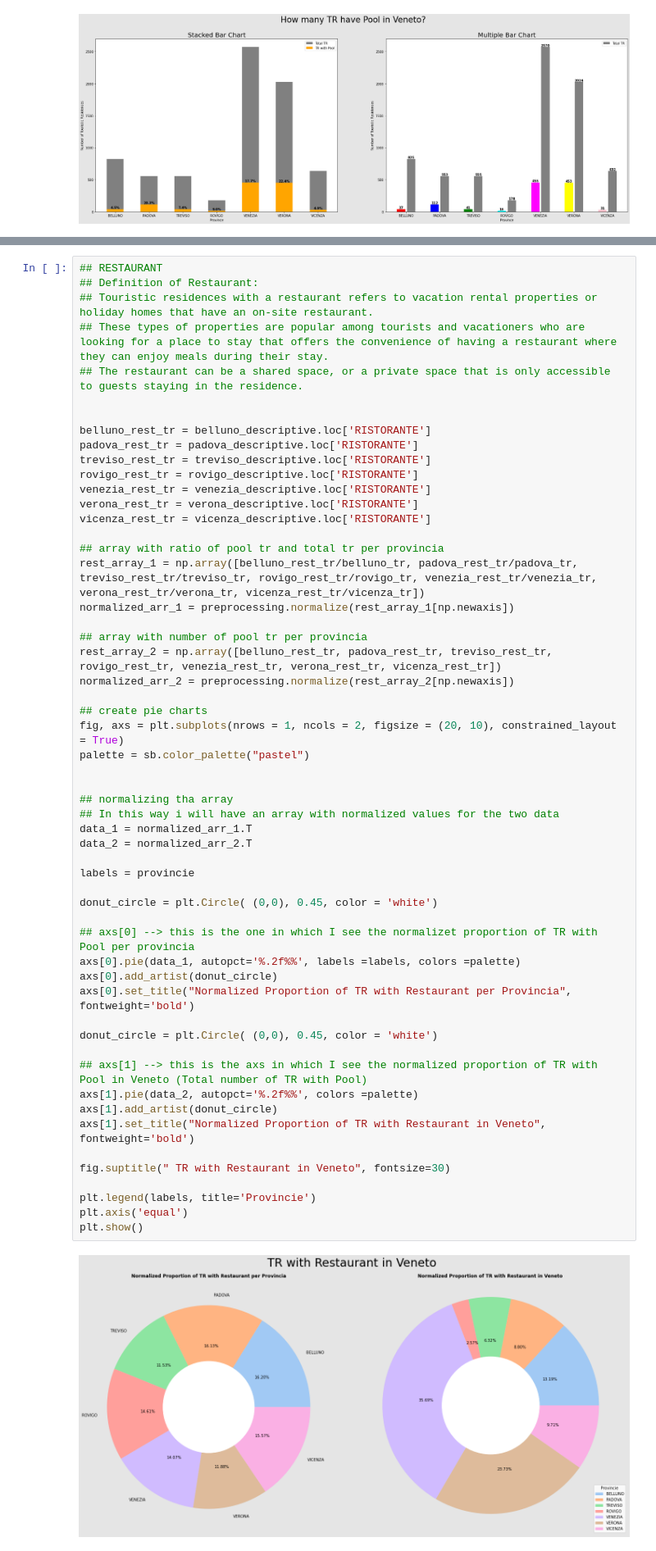
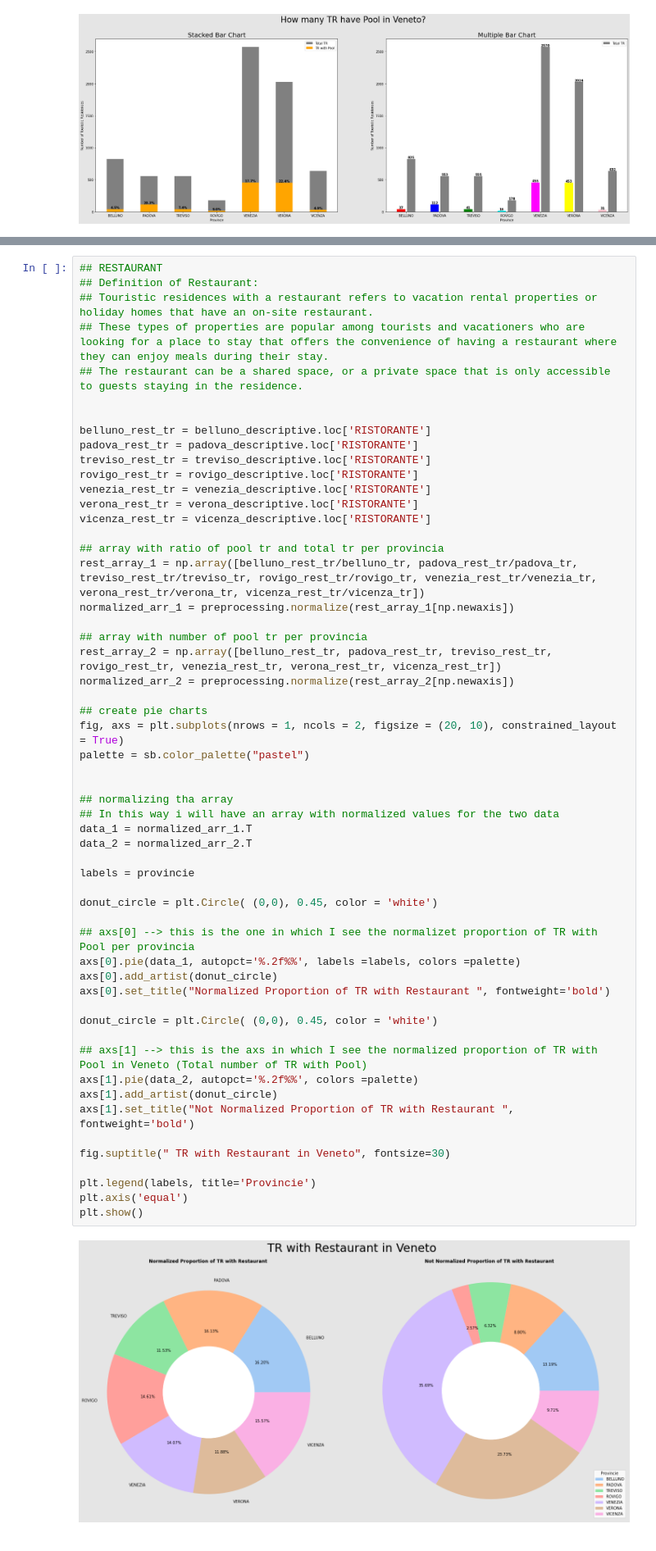
Before and after one commit to NicoloAvesani/project_Tourist_Residences_in_Veneto, a Jupyter notebook: project_on_colab.ipynb, the cells around one changed output, grey strips where cells are left out. Shown at 82% size. Saved outputs shown, nothing was run; the diff lists cells and outputs as text.

```diff
--- a/project_on_colab.ipynb
+++ b/project_on_colab.ipynb
@@ -959,36 +931,36 @@ normalized_arr_2 = preprocessing.normalize(rest_array_2[np.newaxis])
 ## create pie charts
 fig, axs = plt.subplots(nrows = 1, ncols = 2, figsize = (20, 10), constrained_layout = True)
 palette = sb.color_palette("pastel")
 
 
 ## normalizing tha array
 ## In this way i will have an array with normalized values for the two data
 data_1 = normalized_arr_1.T
 data_2 = normalized_arr_2.T
 
 labels = provincie
 
 donut_circle = plt.Circle( (0,0), 0.45, color = 'white')
 
 ## axs[0] --> this is the one in which I see the normalizet proportion of TR with Pool per provincia
 axs[0].pie(data_1, autopct='%.2f%%', labels =labels, colors =palette)
 axs[0].add_artist(donut_circle)
-axs[0].set_title("Normalized Proportion of TR with Restaurant per Provincia", fontweight='bold')
+axs[0].set_title("Normalized Proportion of TR with Restaurant ", fontweight='bold')
 
 donut_circle = plt.Circle( (0,0), 0.45, color = 'white')
 
 ## axs[1] --> this is the axs in which I see the normalized proportion of TR with Pool in Veneto (Total number of TR with Pool)
 axs[1].pie(data_2, autopct='%.2f%%', colors =palette)
 axs[1].add_artist(donut_circle)
-axs[1].set_title("Normalized Proportion of TR with Restaurant in Veneto", fontweight='bold')
+axs[1].set_title("Not Normalized Proportion of TR with Restaurant ", fontweight='bold')
 
 fig.suptitle(" TR with Restaurant in Veneto", fontsize=30)
 
 plt.legend(labels, title='Provincie')
 plt.axis('equal')
 plt.show()
 # %% [output]
-[figure, old version]
+[figure, new version]
 # %%
 rest_list=[belluno_rest_tr, padova_rest_tr, treviso_rest_tr, rovigo_rest_tr, venezia_rest_tr, verona_rest_tr, vicenza_rest_tr]
 
```
Also changed, not shown: parts of 14 cells of this notebook.
